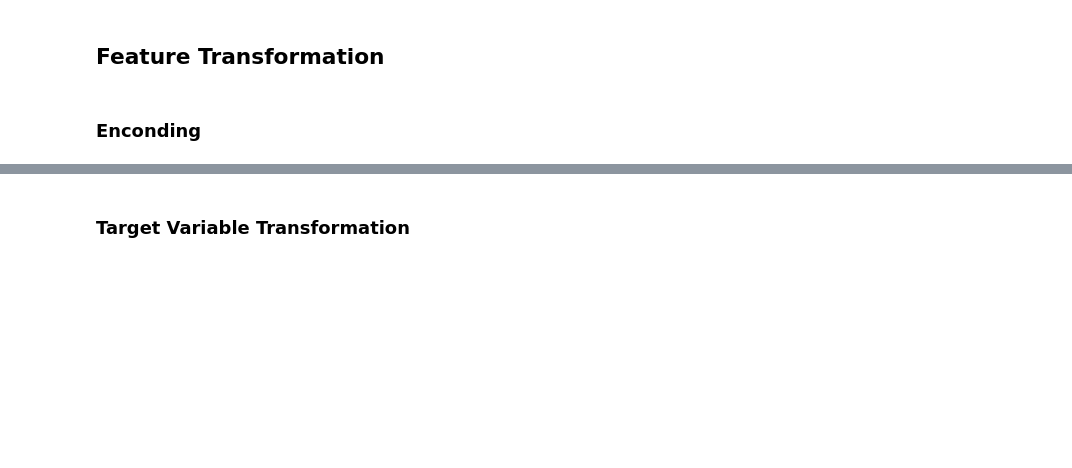
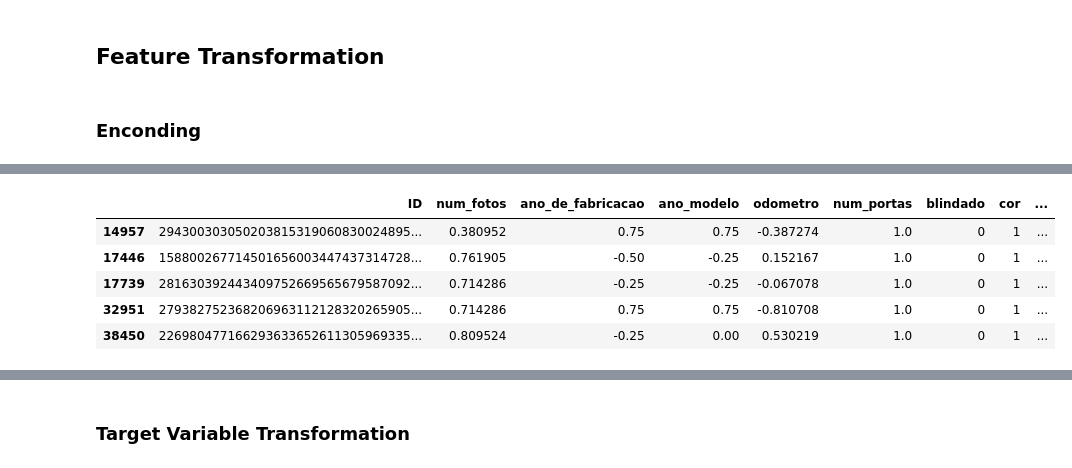
Before and after one commit to marxcerqueira/hackday-cds-time1, a Jupyter notebook: notebook/hackday-cds-time1.ipynb, the cells around one changed output, grey strips where cells are left out. Drawn from its saved outputs; the diff is of its cells as text; code cells hidden in the pictures; blank space fills up the shorter version.

```diff
--- a/notebook/hackday-cds-time1.ipynb
+++ b/notebook/hackday-cds-time1.ipynb
@@ -987,0 +843,29 @@ Name: attr_veiculo_licenciado, dtype: int64
+# %%
+le = LabelEncoder()
+# tipo
+X_train = pd.get_dummies(X_train, prefix = ['tipo'], columns = ['tipo'], dtype = 'int64' )
+
+# cambio
+X_train = pd.get_dummies(X_train, prefix = ['cambio'], columns = ['cambio'], dtype = 'int64' )
+
+# blindado
+X_train['blindado'] = X_train['blindado'].apply(lambda x: 1 if x=='S' else 0)
+
+# cor
+X_train['cor'] = le.fit_transform( X_train['cor'] )
+pickle.dump(le, open(home_path+'/parameters/cor_scaler.pkl', 'wb'))
+
+# tipo_vendedor
+X_train['tipo_vendedor'] = X_train['tipo_vendedor'].apply(lambda x: 1 if x=='PF' else 0)
+
+# tipo_anuncio
+X_train = pd.get_dummies(X_train, prefix = ['tipo_anuncio'], columns = ['tipo_anuncio'], dtype = 'int64' )
+# %%
+X_train.head()
+# %% [output]
+|  | ID | num_fotos | ano_de_fabricacao | ano_modelo | odometro | num_portas | blindado | cor | ... |
+| 14957 | 294300303050203815319060830024895... | 0.380952 | 0.75 | 0.75 | -0.387274 | 1.0 | 0 | 1 | ... |
+| 17446 | 158800267714501656003447437314728... | 0.761905 | -0.50 | -0.25 | 0.152167 | 1.0 | 0 | 1 | ... |
+| 17739 | 281630392443409752669565679587092... | 0.714286 | -0.25 | -0.25 | -0.067078 | 1.0 | 0 | 1 | ... |
+| 32951 | 279382752368206963112128320265905... | 0.714286 | 0.75 | 0.75 | -0.810708 | 1.0 | 0 | 1 | ... |
+| 38450 | 226980477166293633652611305969335... | 0.809524 | -0.25 | 0.00 | 0.530219 | 1.0 | 0 | 1 | ... |
```
Also changed, not shown: parts of 134 cells of this notebook, 7 other files.
